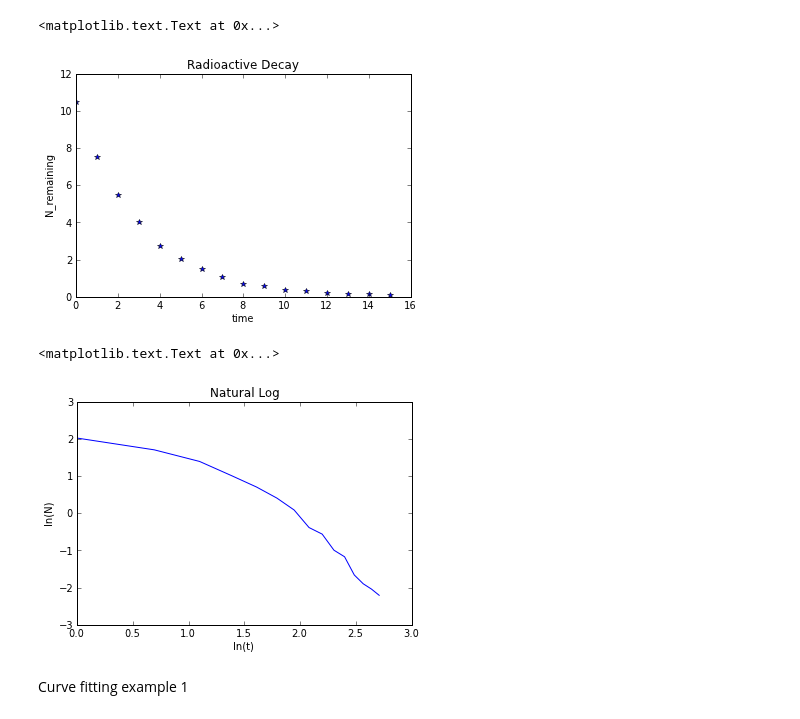
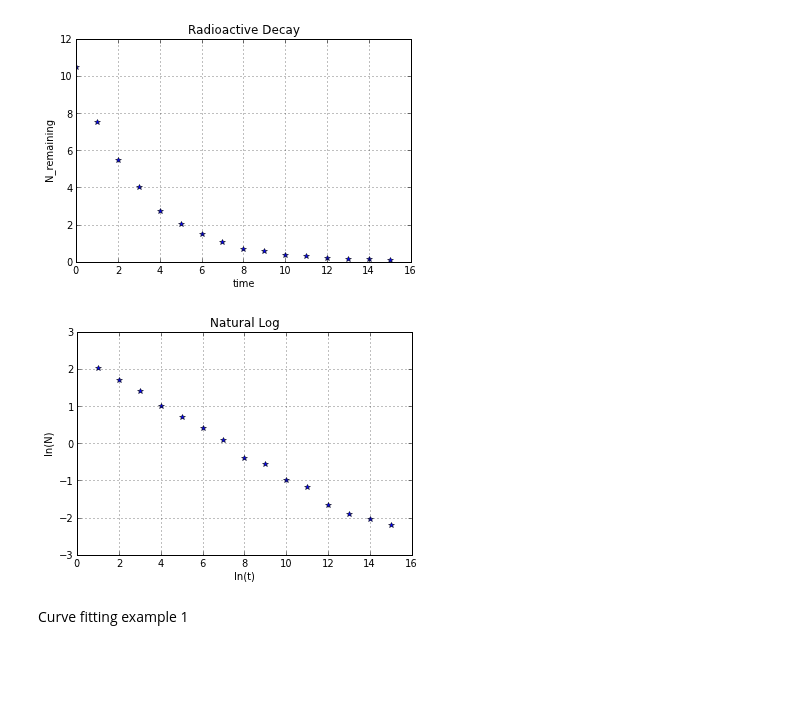
Before and after one commit to Rbnewens/PHYS202-S13, a Jupyter notebook: Week10/Generic Curve Fitting.ipynb, the cells around one changed output. Cells and saved outputs as stored; diff of their text form; code cells hidden in the pictures; blank space fills up the shorter version.

```diff
--- a/Week10/Generic Curve Fitting.ipynb
+++ b/Week10/Generic Curve Fitting.ipynb
@@ -24,20 +24,21 @@ plot(t, N, 'b*')
 xlabel('time')
 ylabel('N_remaining')
 title('Radioactive Decay')
+grid(True)
+legend()
 # %% [output]
-<matplotlib.text.Text at 0x...>
-[figure, old version]
+[figure, new version]
 # %%
 y = log(N[1:])
-x = log(t[1:])
+x = t[1:]
 
-plot(x, y)
+plot(x, y, 'b*', label='LN of radioactive decay of Uranium')
 xlabel('ln(t)')
 ylabel('ln(N)')
 title('Natural Log')
+grid(True)
 # %% [output]
-<matplotlib.text.Text at 0x...>
-[figure, old version]
+[figure, new version]
 # %% [markdown]
 Curve fitting example 1
 # %%
```
Also changed, not shown: parts of 4 cells of this notebook.
